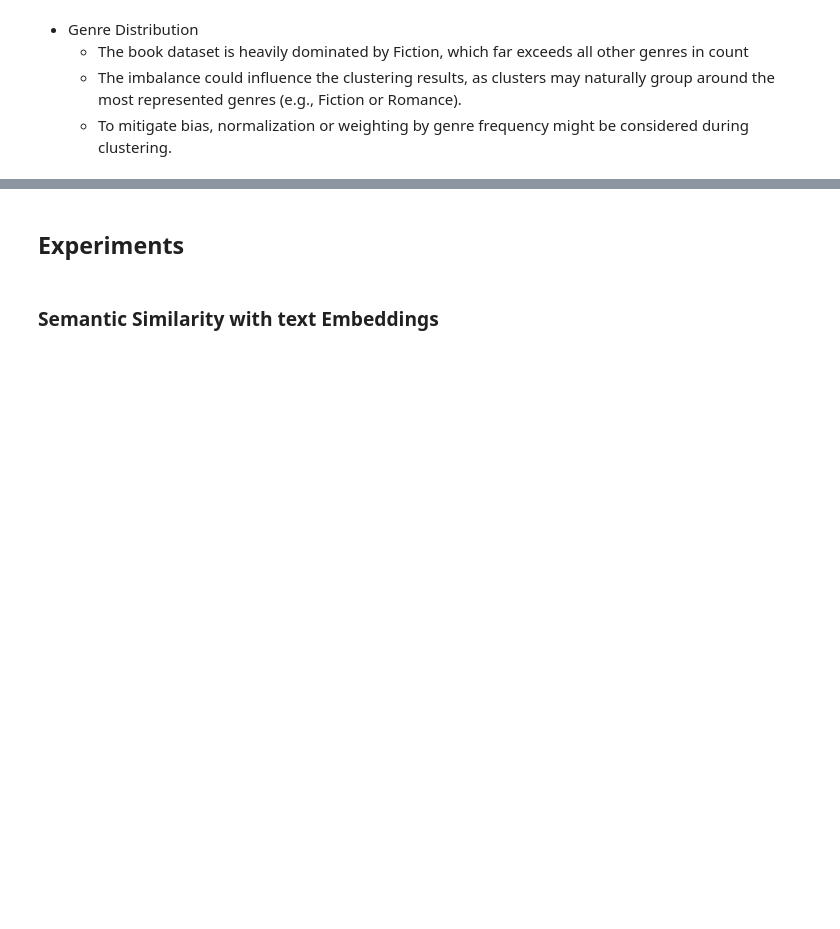
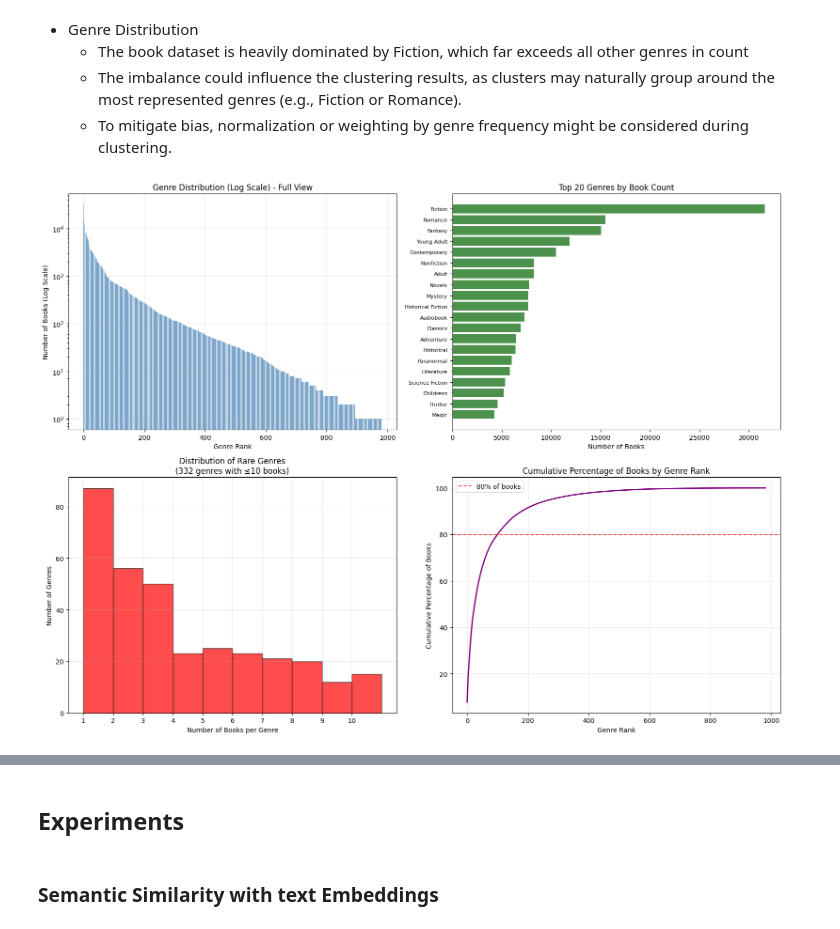
Before and after one commit to rachellimjh/SC4020-Projects, a Jupyter notebook: Project1/final_book.ipynb, the cells around one changed output, grey strips where cells are left out. Saved outputs shown, nothing was run; the diff lists cells and outputs as text; code cells hidden in the pictures; blank space fills up the shorter version.

```diff
--- a/Project1/final_book.ipynb
+++ b/Project1/final_book.ipynb
@@ -261,3 +261,89 @@ Total number of unique genres: 983
     - The book dataset is heavily dominated by Fiction, which far exceeds all other genres in count
     - The imbalance could influence the clustering results, as clusters may naturally group around the most represented genres (e.g., Fiction or Romance).
     - To mitigate bias, normalization or weighting by genre frequency might be considered during clustering.
+# %%
+import pandas as pd
+import numpy as np
+import matplotlib.pyplot as plt
+import seaborn as sns
+from collections import Counter
+import ast
+
+# Convert the string representation of genres to actual lists
+df['genres_list'] = df['genres'].apply(lambda x: ast.literal_eval(x) if isinstance(x, str) and x.startswith('[') else [])
+
+# Explode the list of genres into individual rows
+exploded_genres = df.explode('genres_list')
+
+# Filter out any empty rows
+exploded_genres = exploded_genres[exploded_genres['genres_list'].apply(lambda x: x is not None and x != '')]
+
+# Get genre counts
+genre_counts = exploded_genres['genres_list'].value_counts()
+
+# Create a comprehensive visualization showing the long-tail distribution
+fig, axes = plt.subplots(2, 2, figsize=(16, 12))
+
+# 1. Full distribution (log scale)
+axes[0, 0].bar(range(len(genre_counts)), genre_counts.values, color='steelblue', alpha=0.7)
+axes[0, 0].set_yscale('log')
+axes[0, 0].set_title('Genre Distribution (Log Scale) - Full View')
+axes[0, 0].set_xlabel('Genre Rank')
+axes[0, 0].set_ylabel('Number of Books (Log Scale)')
+axes[0, 0].grid(True, alpha=0.3)
+
+# 2. Top 20 genres
+top_20 = genre_counts.head(20)
+axes[0, 1].barh(range(len(top_20)), top_20.values, color='darkgreen', alpha=0.7)
+axes[0, 1].set_yticks(range(len(top_20)))
+axes[0, 1].set_yticklabels(top_20.index, fontsize=8)
+axes[0, 1].set_title('Top 20 Genres by Book Count')
+axes[0, 1].set_xlabel('Number of Books')
+axes[0, 1].invert_yaxis()
+
+# 3. Bottom genres (genres with very few books)
+bottom_genres = genre_counts[genre_counts <= 10]  # Genres with 10 or fewer books
+axes[1, 0].hist(bottom_genres.values, bins=range(1, 12), color='red', alpha=0.7, edgecolor='black')
+axes[1, 0].set_title(f'Distribution of Rare Genres\n({len(bottom_genres)} genres with ≤10 books)')
+axes[1, 0].set_xlabel('Number of Books per Genre')
+axes[1, 0].set_ylabel('Number of Genres')
+axes[1, 0].set_xticks(range(1, 11))
+axes[1, 0].grid(True, alpha=0.3)
+
+# 4. Cumulative percentage plot
+sorted_counts = genre_counts.sort_values(ascending=False)
+cumulative_percentage = (sorted_counts.cumsum() / sorted_counts.sum()) * 100
+axes[1, 1].plot(range(len(cumulative_percentage)), cumulative_percentage, color='purple', linewidth=2)
+axes[1, 1].set_title('Cumulative Percentage of Books by Genre Rank')
+axes[1, 1].set_xlabel('Genre Rank')
+axes[1, 1].set_ylabel('Cumulative Percentage of Books')
+axes[1, 1].grid(True, alpha=0.3)
+axes[1, 1].axhline(y=80, color='red', linestyle='--', alpha=0.7, label='80% of books')
+axes[1, 1].legend()
+
+plt.tight_layout()
+plt.show()
+
+# Print statistics about the long-tail distribution
+print("\n--- Genre Distribution Statistics ---")
+print(f"Total number of unique genres: {len(genre_counts)}")
+print(f"Genres with only 1 book: {len(genre_counts[genre_counts == 1])}")
+print(f"Genres with 5 or fewer books: {len(genre_counts[genre_counts <= 5])}")
+print(f"Genres with 10 or fewer books: {len(genre_counts[genre_counts <= 10])}")
+print(f"Percentage of genres with ≤5 books: {len(genre_counts[genre_counts <= 5]) / len(genre_counts) * 100:.1f}%")
+print(f"Percentage of genres with ≤10 books: {len(genre_counts[genre_counts <= 10]) / len(genre_counts) * 100:.1f}%")
+
+# Find how many genres account for 80% of all books
+total_books = genre_counts.sum()
+cumulative_books = 0
+genres_for_80_percent = 0
+for count in sorted_counts:
+    cumulative_books += count
+    genres_for_80_percent += 1
+    if cumulative_books >= 0.8 * total_books:
+        break
+
+print(f"Top {genres_for_80_percent} genres account for 80% of all books")
+print(f"This represents {genres_for_80_percent / len(genre_counts) * 100:.1f}% of all genres")
+# %% [output]
+[figure, added]
```
Also changed, not shown: parts of 6 cells of this notebook, 1 other file.
